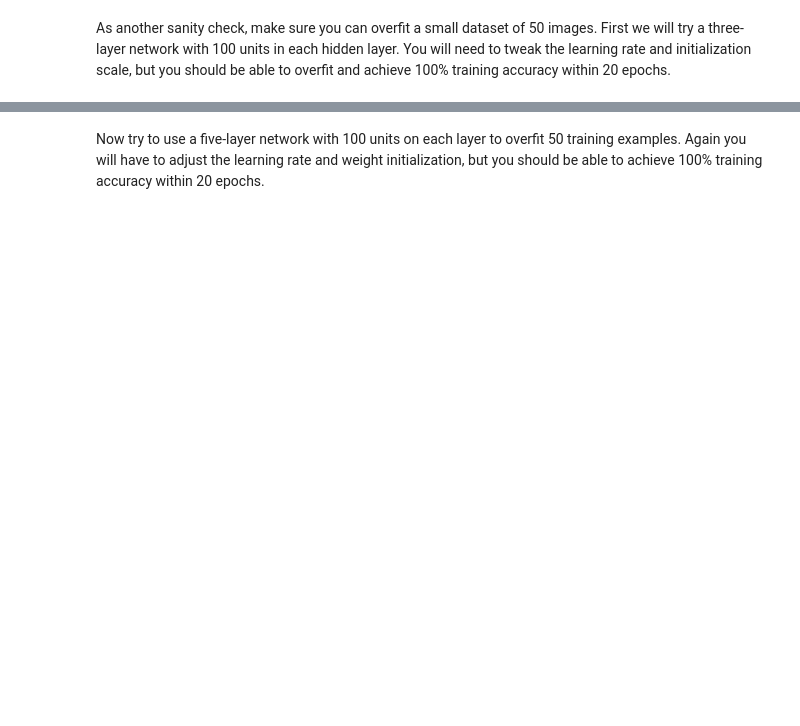
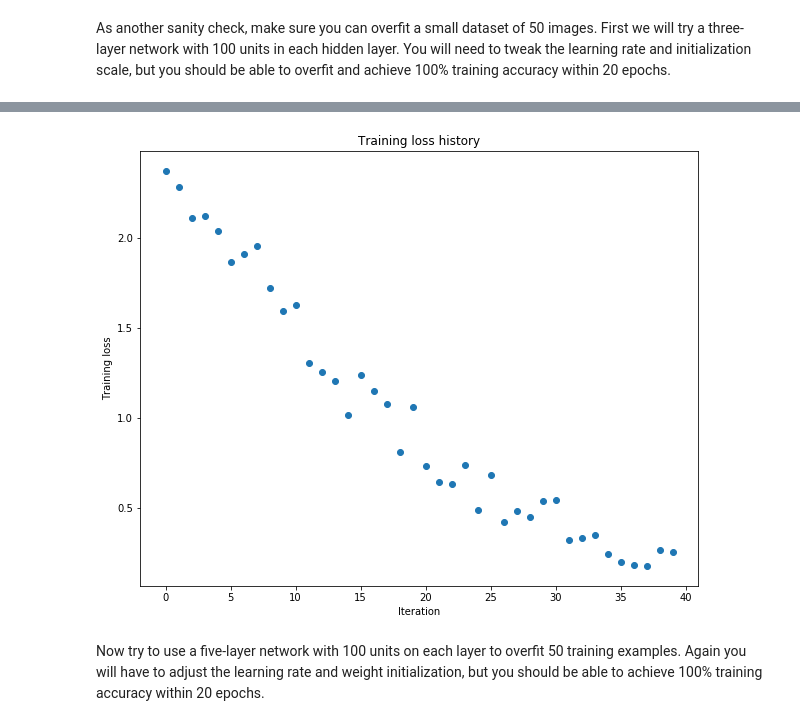
Before and after one commit to junzhiwang/cs231n, a Jupyter notebook: assignment2/FullyConnectedNets.ipynb, the cells around one changed output, grey strips where cells are left out. Drawn from its saved outputs; the diff is of its cells as text; code cells hidden in the pictures; blank space fills up the shorter version.

```diff
--- a/assignment2/FullyConnectedNets.ipynb
+++ b/assignment2/FullyConnectedNets.ipynb
@@ -339,7 +380,7 @@ small_data = {
 }
 
 weight_scale = 1e-2
-learning_rate = 1e-4
+learning_rate = 5e-3
 model = FullyConnectedNet([100, 100],
               weight_scale=weight_scale, dtype=np.float64)
 solver = Solver(model, small_data,
@@ -356,3 +397,4 @@ plt.title('Training loss history')
 plt.xlabel('Iteration')
 plt.ylabel('Training loss')
 plt.show()
+# %% [output]
@@ -359,3 +418,4 @@ plt.show()
+[figure, added]
 # %% [markdown]
 Now try to use a five-layer network with 100 units on each layer to overfit 50 training examples. Again you will have to adjust the learning rate and weight initialization, but you should be able to achieve 100% training accuracy within 20 epochs.
 # %%
```
Also changed, not shown: parts of 14 cells of this notebook, 1 other file.
